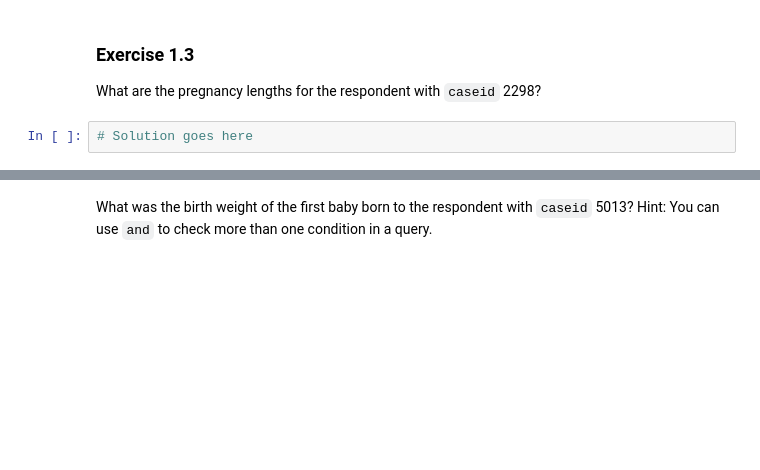
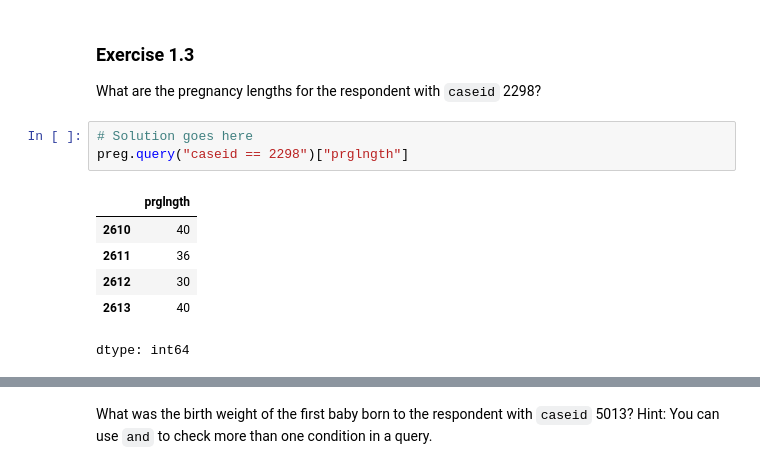
Before and after one commit to MelMacLondon/ML, a Jupyter notebook: nb/chap01.ipynb, the cells around one changed output, grey strips where cells are left out. Saved outputs shown, nothing was run; the diff lists cells and outputs as text; blank space fills up the shorter version.

```diff
--- a/nb/chap01.ipynb
+++ b/nb/chap01.ipynb
@@ -565,3 +702,11 @@ Compute the mean and standard deviation of the new column.
 What are the pregnancy lengths for the respondent with `caseid` 2298?
 # %%
 # Solution goes here
+preg.query("caseid == 2298")["prglngth"]
+# %% [output]
+|  | prglngth |
+| 2610 | 40 |
+| 2611 | 36 |
+| 2612 | 30 |
+| 2613 | 40 |
+dtype: int64
```
Also changed, not shown: parts of 29 cells of this notebook.
